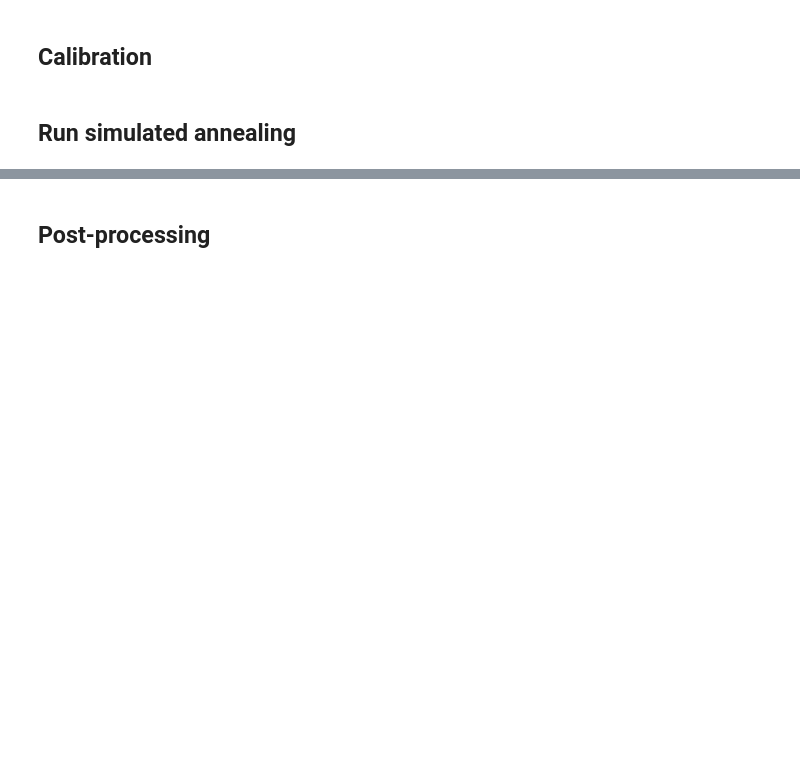
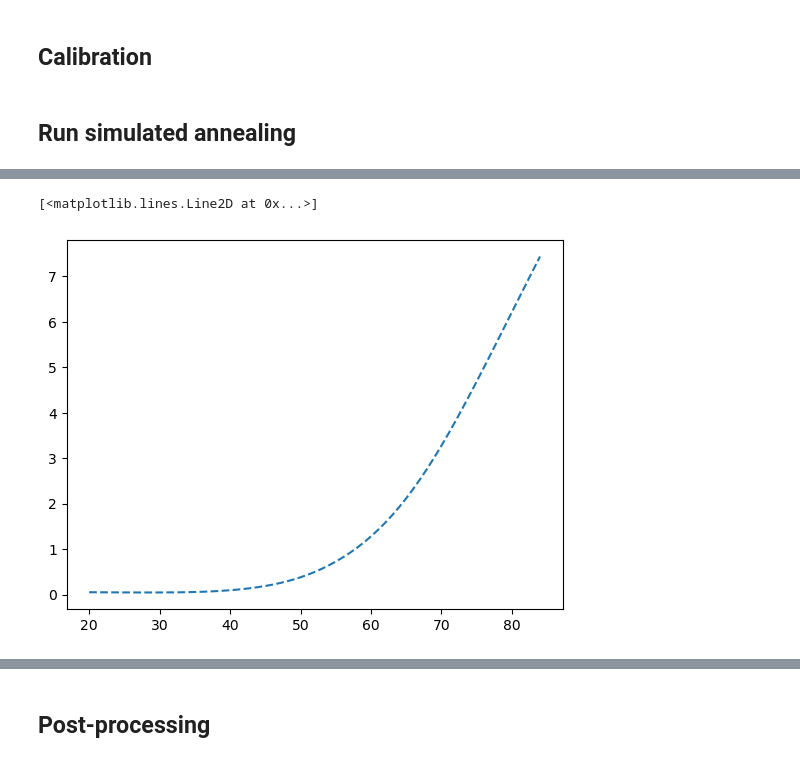
Before and after one commit to CUMC-HIRE/endpac-pancreatic-model, a Jupyter notebook: notebooks/pdac-calibration-age-1y.ipynb, the cells around one changed output, grey strips where cells are left out. Drawn from its saved outputs; the diff is of its cells as text; code cells hidden in the pictures; blank space fills up the shorter version.

```diff
--- a/notebooks/pdac-calibration-age-1y.ipynb
+++ b/notebooks/pdac-calibration-age-1y.ipynb
@@ -318,0 +373,6 @@ Progress report, i = 50000
+# %%
+smooth=csaps(c.ages_5y, c.seer_inc_5y['LocalU'], smooth=0.01)(c.ages_1y)
+plt.plot(c.ages_1y, smooth, linestyle="--")
+# %% [output]
+[<matplotlib.lines.Line2D at 0x...>]
+[figure, added]
```
Also changed, not shown: parts of 12 cells of this notebook.
